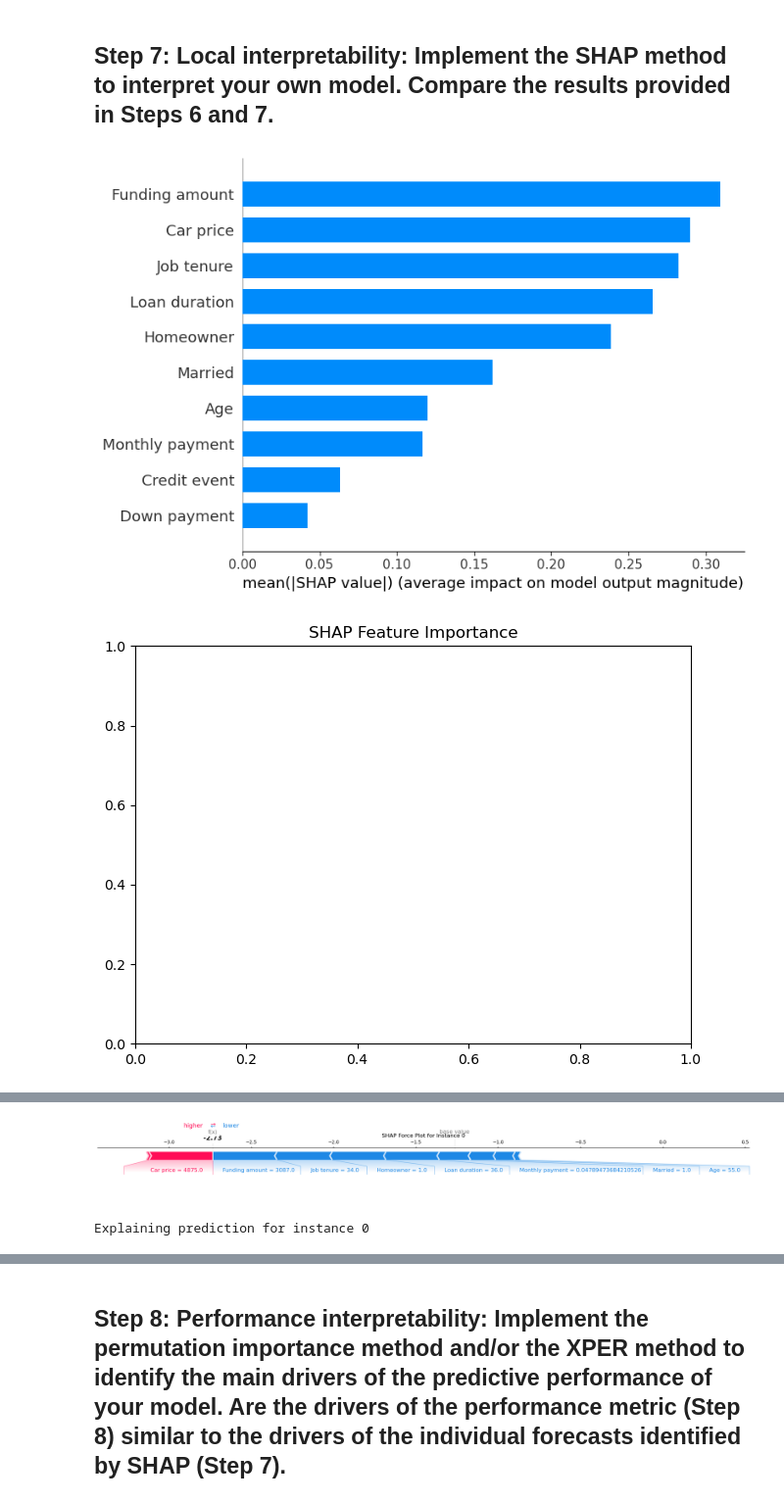
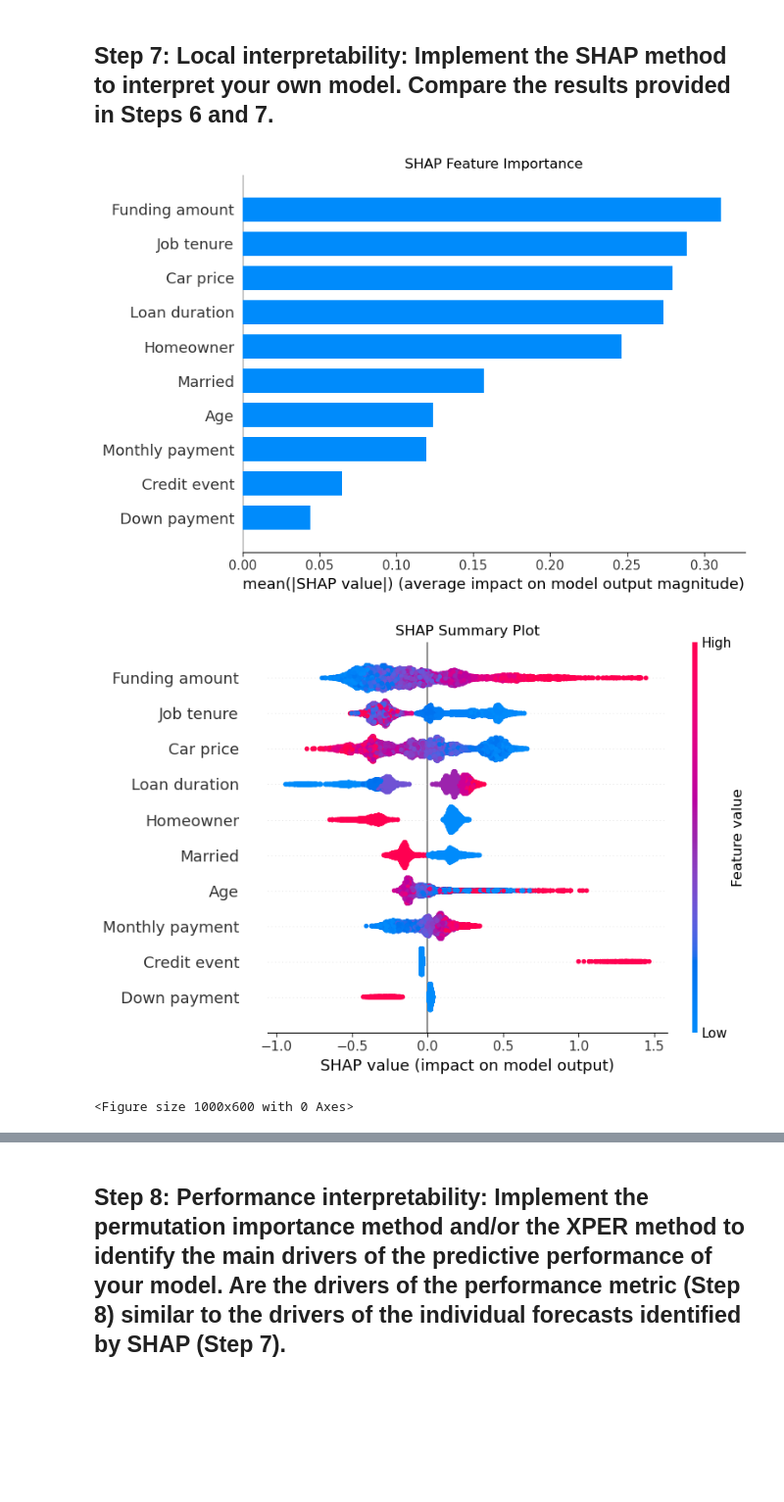
Before and after one commit to agossetX/interpretability_algorithmic_fairness_group_2, a Jupyter notebook: main.ipynb, the cells around one changed output, grey strips where cells are left out. Shown at 98% size. Cells and saved outputs as stored; diff of their text form; code cells hidden in the pictures; blank space fills up the shorter version.

```diff
--- a/main.ipynb
+++ b/main.ipynb
@@ -567,74 +627,36 @@ plt.show()
 # %%
 import shap
 import matplotlib.pyplot as plt
 import numpy as np
 
 # Create a SHAP explainer object
 explainer = shap.TreeExplainer(xgb_model)
 
 # Calculate SHAP values for the entire dataset
 shap_values = explainer.shap_values(X)
 
-# If it's a multi-class problem, shap_values will be a list of arrays, one for each class
-# For binary classification or regression, it will be a single array
-
 # Summary plot
-shap.summary_plot(shap_values, X, plot_type="bar")
+plt.figure(figsize=(12, 8))
+shap.summary_plot(shap_values, X, plot_type="bar", show=False)
 plt.title("SHAP Feature Importance")
 plt.tight_layout()
 plt.show()
 
 # Detailed summary plot
-shap.summary_plot(shap_values, X)
+plt.figure(figsize=(12, 8))
+shap.summary_plot(shap_values, X, show=False)
 plt.title("SHAP Summary Plot")
 plt.tight_layout()
 plt.show()
 
 # SHAP dependence plot for the most important feature
 most_important_feature = X.columns[np.argmax(np.abs(shap_values).mean(0))]
-shap.dependence_plot(most_important_feature, shap_values, X)
+plt.figure(figsize=(10, 6))
+shap.dependence_plot(most_important_feature, shap_values, X, show=False)
 plt.title(f"SHAP Dependence Plot for {most_important_feature}")
 plt.tight_layout()
 plt.show()
-
-# Local explanation for a single instance
-instance_index = 0  # You can change this to explain different instances
-shap.force_plot(explainer.expected_value, shap_values[instance_index,:], X.iloc[instance_index,:],
-                matplotlib=True, show=False)
-plt.title(f"SHAP Force Plot for Instance {instance_index}")
-plt.tight_layout()
-plt.show()
-
-# Function to explain individual predictions
-def explain_prediction(instance_index):
-    print(f"Explaining prediction for instance {instance_index}")
-    instance = X.iloc[instance_index]
-    shap_values_instance = explainer.shap_values(instance)
-
-    # Print feature values
-    print("\nFeature values:")
-    for feature, value in instance.items():
-        print(f"{feature}: {value}")
-
-    # Print SHAP values
-    print("\nSHAP values:")
-    for feature, shap_value in zip(instance.index, shap_values_instance):
-        print(f"{feature}: {shap_value:.4f}")
-
-    # Visualize
-    shap.force_plot(explainer.expected_value, shap_values_instance, instance,
-                    matplotlib=True, show=False)
-    plt.title(f"SHAP Force Plot for Instance {instance_index}")
-    plt.tight_layout()
-    plt.show()
-
-# Explain a few instances
-for i in range(5):  # Explain first 5 instances
-    explain_prediction(i)
-
-print("SHAP Implementation Complete")
-print("Interpret the results by analyzing the plots and individual explanations.")
-print("Look for patterns in feature importance and how they affect predictions.")
 # %% [output]
-[figure, old version]
+[figure, new version]
-[figure, old version]
+[figure, new version]
+<Figure size 1000x600 with 0 Axes>
@@ -645,2 +663,0 @@ print("Look for patterns in feature importance and how they affect predictions."
-[figure, removed]
-Explaining prediction for instance 0
```
Also changed, not shown: parts of 50 cells of this notebook.
